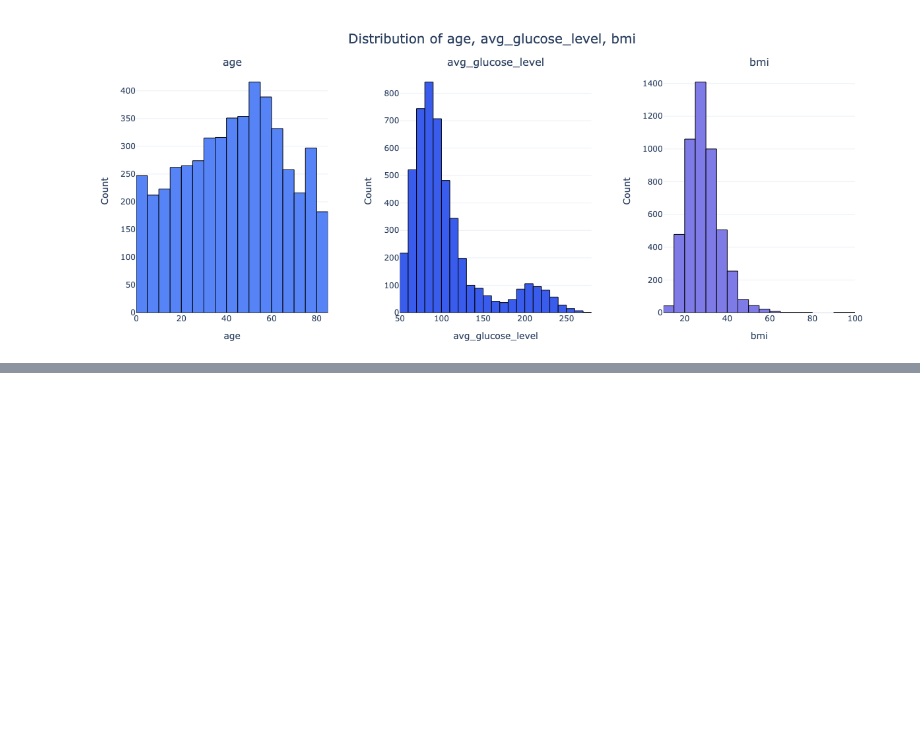
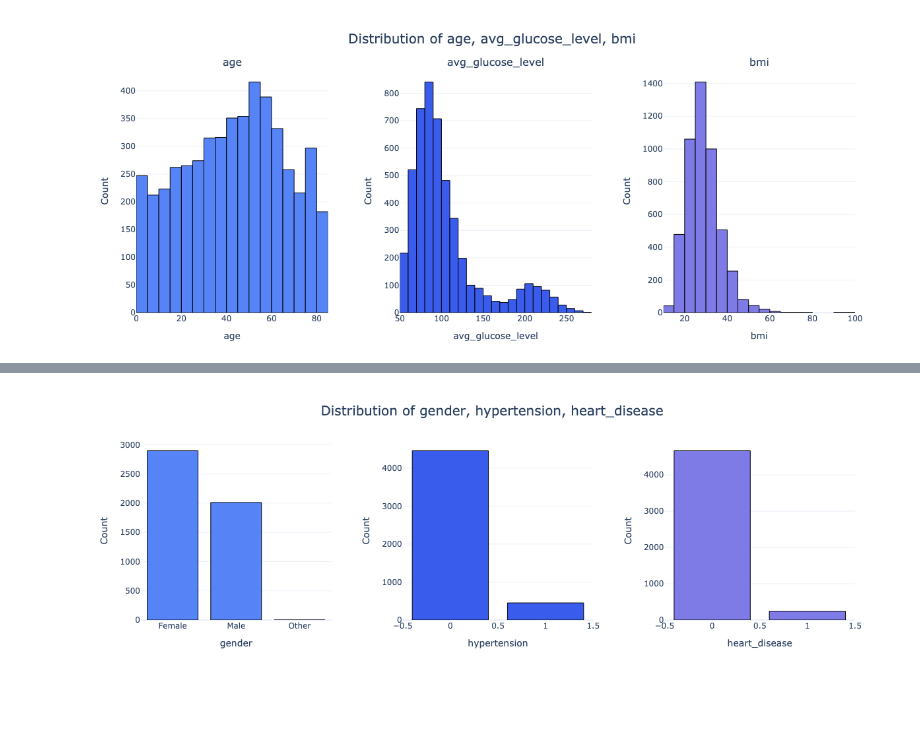
Before and after one commit to vytautas-bunevicius/stroke-risk-predictor, a Jupyter notebook: stroke_risk_analysis.ipynb, the cells around one changed output, grey strips where cells are left out. Cells and saved outputs as stored; diff of their text form; code cells hidden in the pictures; blank space fills up the shorter version.

Commit message:
feat(visualization): add distribution plots for feature analysis

```diff
--- a/stroke_risk_analysis.ipynb
+++ b/stroke_risk_analysis.ipynb
@@ -142,0 +151,4 @@ Next up, we can move on to the categorical features.
+# %%
+Image(filename="images/categorical_distributions_set1_chunk_1.png")
+# %% [output]
+[figure, added]
```
Also changed, not shown: parts of 11 cells of this notebook, 7 other files.
